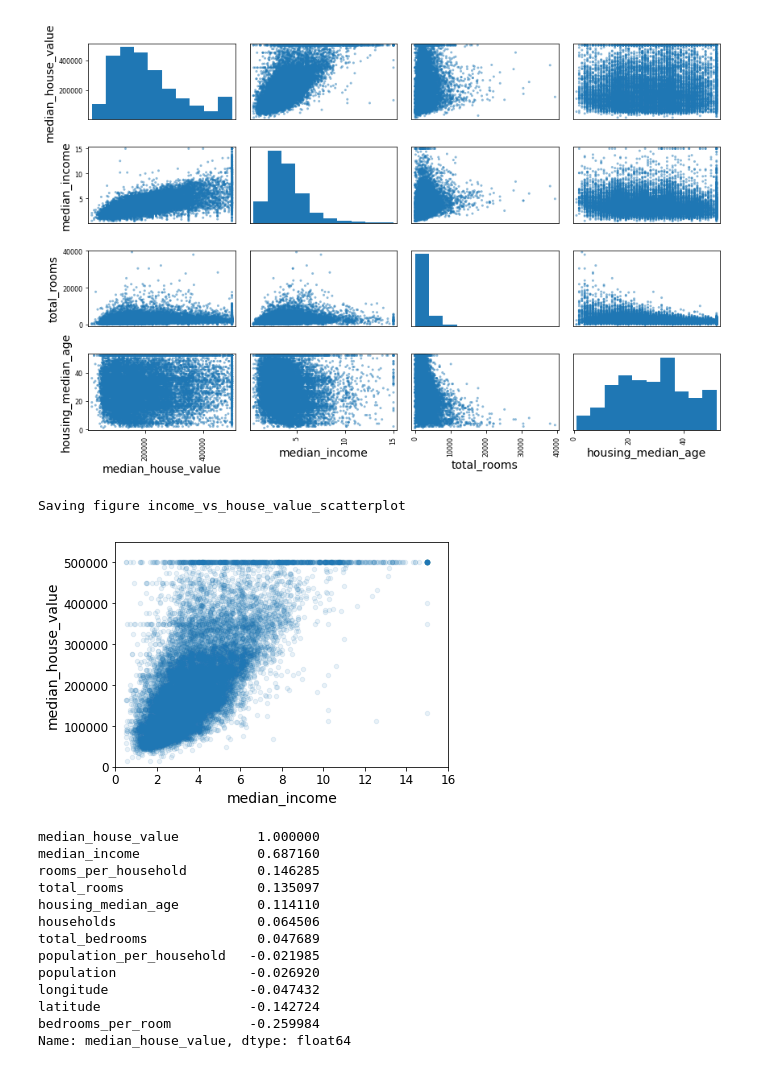
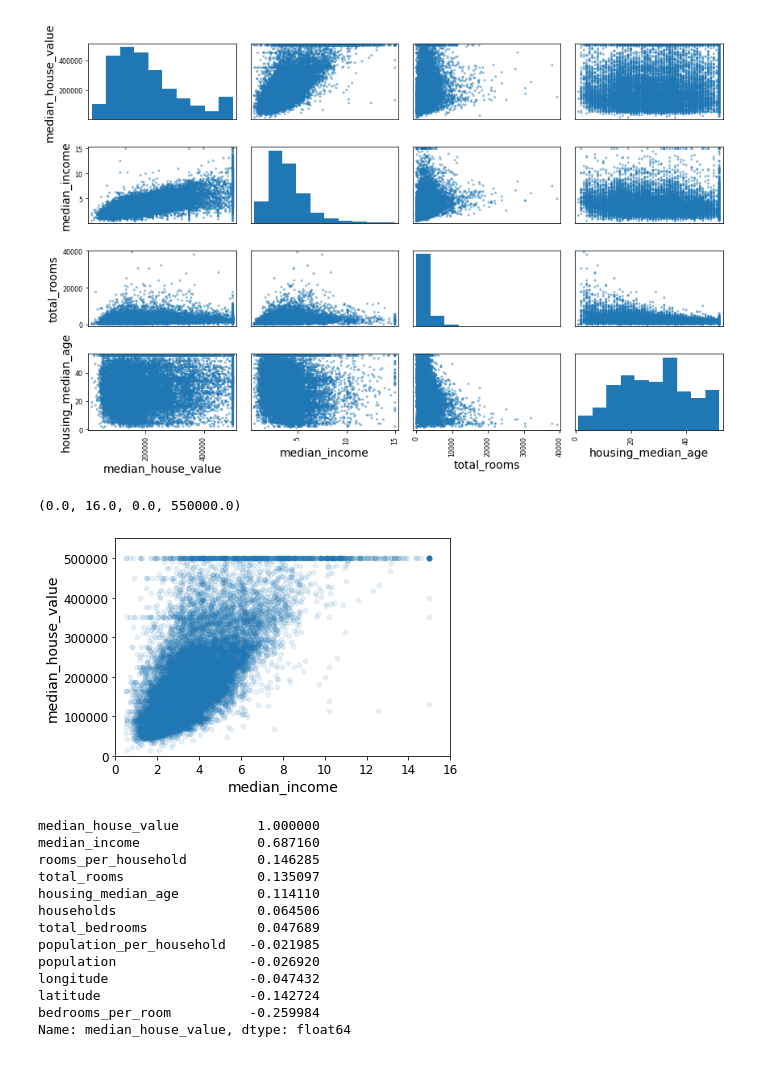
Before and after one commit to aaronjoseph/Tensorflow, a Jupyter notebook: End_to_End.ipynb, the cells around one changed output. Saved outputs shown, nothing was run; the diff lists cells and outputs as text; code cells hidden in the pictures.

```diff
--- a/End_to_End.ipynb
+++ b/End_to_End.ipynb
@@ -378,11 +359,10 @@ Saving figure scatter_matrix_plot
 # %%
 housing.plot(kind="scatter", x="median_income", y="median_house_value",
              alpha=0.1)
 plt.axis([0, 16, 0, 550000])
-save_fig("income_vs_house_value_scatterplot")
 # %% [output]
-Saving figure income_vs_house_value_scatterplot
+(0.0, 16.0, 0.0, 550000.0)
-[figure, old version]
+[figure, new version]
 # %%
 housing["rooms_per_household"] = housing["total_rooms"]/housing["households"]
 housing["bedrooms_per_room"] = housing["total_bedrooms"]/housing["total_rooms"]
```
Also changed, not shown: parts of 25 cells of this notebook.
